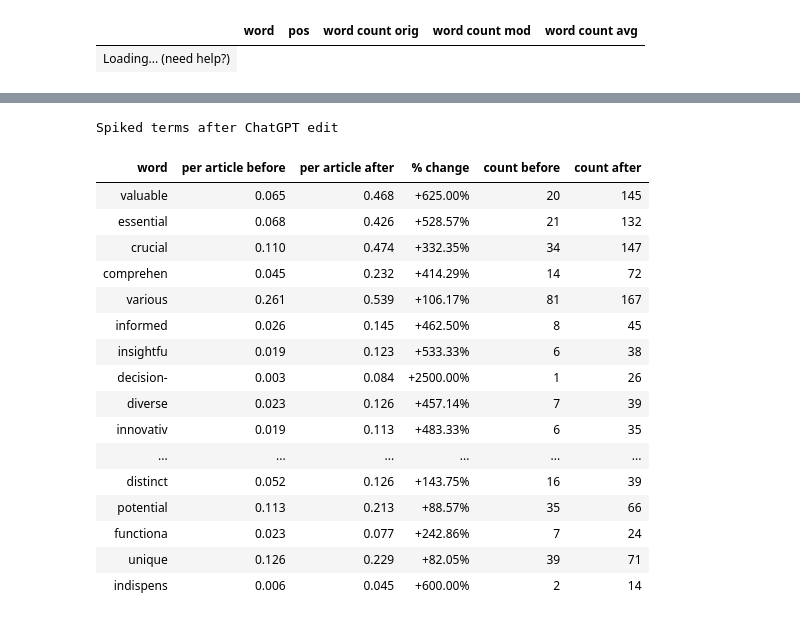
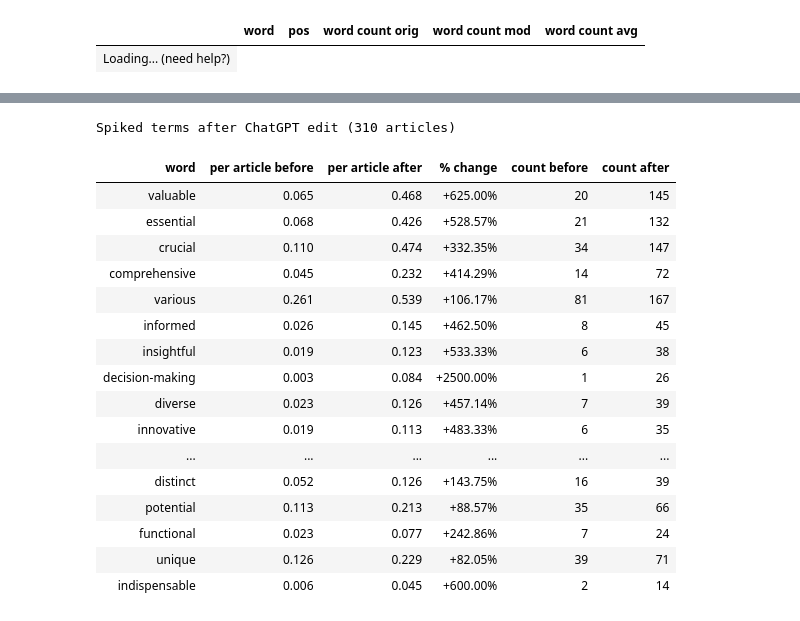
Before and after one commit to kiroah/neurodiversity, a Jupyter notebook: AI Article/chatgpt.ipynb, the cells around one changed output, grey strips where cells are left out. Cells and saved outputs as stored; diff of their text form; code cells hidden in the pictures.

```diff
--- a/AI Article/chatgpt.ipynb
+++ b/AI Article/chatgpt.ipynb
@@ -214,47 +214,48 @@ top_1000_words_pct_df.loc[top_1000_words_pct_df['% relative change'].str.contain
 # %%
 # User friendly output for final output
 def format_2f(row):
     return '{:.2f}%'.format((row['word pct mod'] / row['word pct orig'] - 1.0) * 100 )
-
-presentable_df = top_1000_words_pct_df.copy()
-presentable_df['word'] = presentable_df['word'].str[:9]
-
-presentable_df = presentable_df.rename(columns ={'word count orig': 'count before', 'word count mod': 'count after', 'word pct orig': 'per article before',
-       'word pct mod': 'per article after', '% relative change': '% change'})
-presentable_df = presentable_df.sort_values(by='score',ascending=False)
-presentable_df = presentable_df.loc[presentable_df['% change'].str.contains('\+'),['word','per article before','per article after','% change','count before', 'count after']]
-presentable_df = presentable_df.head(30)
-
 
 def style_it(styler):
     styler.hide()
     styler.set_table_styles([{'selector':'th', 'props':[('word-wrap', ' break-word'), ('max-width','25px'), ( 'text-align', 'right') ] }])
     styler.set_table_styles([{'selector': 'caption', 'props': 'font-size:1.25em; font-weight: bold;'}])
     styler.format(precision=3)
     styler.set_properties(**{'font-weight': 'bold'}, subset=['word'])
     return styler
 
+
+presentable_df = top_1000_words_pct_df.copy()
+presentable_df['word'] = presentable_df['word'].str[:30]
+
+presentable_df = presentable_df.rename(columns ={'word count orig': 'count before', 'word count mod': 'count after', 'word pct orig': 'per article before',
+       'word pct mod': 'per article after', '% relative change': '% change'})
+presentable_df = presentable_df.sort_values(by='score',ascending=False)
+presentable_df = presentable_df.loc[presentable_df['% change'].str.contains('\+'),['word','per article before','per article after','% change','count before', 'count after']]
+presentable_df = presentable_df.head(30)
+
+
 init_notebook_mode(all_interactive=False)
-display(presentable_df.style.pipe(style_it).set_caption("Spiked terms after ChatGPT edit"))
+display(presentable_df.style.pipe(style_it).set_caption(f"Spiked terms after ChatGPT edit ({basic_stats.loc[0,'url']} articles)"))
 init_notebook_mode(all_interactive=True)
 # %% [output]
 [interactive output not drawn]
-Spiked terms after ChatGPT edit
+Spiked terms after ChatGPT edit (310 articles)
 | word | per article before | per article after | % change | count before | count after |
 | valuable | 0.065 | 0.468 | +625.00% | 20 | 145 |
 | essential | 0.068 | 0.426 | +528.57% | 21 | 132 |
 | crucial | 0.110 | 0.474 | +332.35% | 34 | 147 |
-| comprehen | 0.045 | 0.232 | +414.29% | 14 | 72 |
+| comprehensive | 0.045 | 0.232 | +414.29% | 14 | 72 |
 | various | 0.261 | 0.539 | +106.17% | 81 | 167 |
 | informed | 0.026 | 0.145 | +462.50% | 8 | 45 |
-| insightfu | 0.019 | 0.123 | +533.33% | 6 | 38 |
-| decision- | 0.003 | 0.084 | +2500.00% | 1 | 26 |
+| insightful | 0.019 | 0.123 | +533.33% | 6 | 38 |
+| decision-making | 0.003 | 0.084 | +2500.00% | 1 | 26 |
 | diverse | 0.023 | 0.126 | +457.14% | 7 | 39 |
-| innovativ | 0.019 | 0.113 | +483.33% | 6 | 35 |
+| innovative | 0.019 | 0.113 | +483.33% | 6 | 35 |
 | ... | ... | ... | ... | ... | ... |
 | distinct | 0.052 | 0.126 | +143.75% | 16 | 39 |
 | potential | 0.113 | 0.213 | +88.57% | 35 | 66 |
-| functiona | 0.023 | 0.077 | +242.86% | 7 | 24 |
+| functional | 0.023 | 0.077 | +242.86% | 7 | 24 |
 | unique | 0.126 | 0.229 | +82.05% | 39 | 71 |
-| indispens | 0.006 | 0.045 | +600.00% | 2 | 14 |
+| indispensable | 0.006 | 0.045 | +600.00% | 2 | 14 |
 [interactive output not drawn]
```
Also changed, not shown: parts of 1 cell of this notebook.
